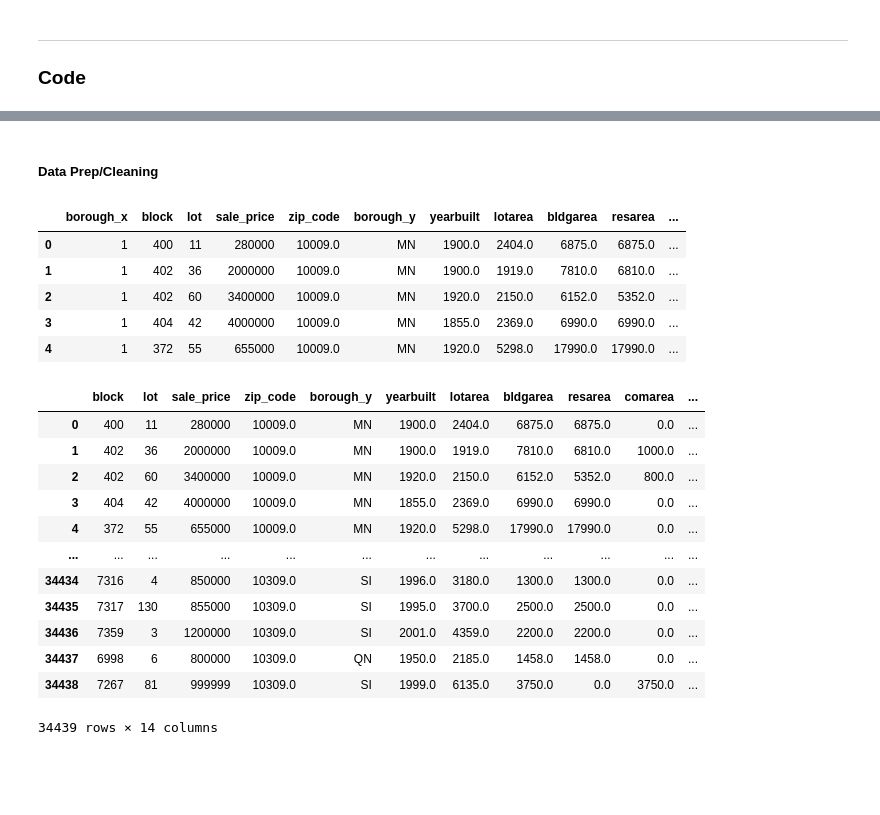
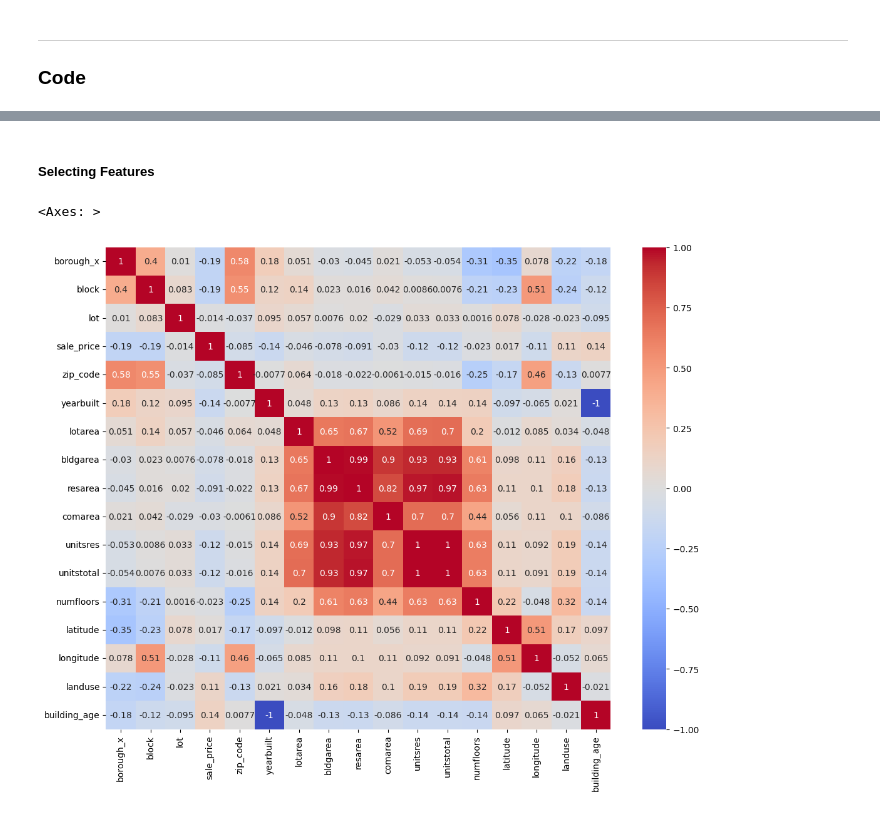
Before and after one commit to jehuhta/Intro_ML, a Jupyter notebook: ex1_project.ipynb, the cells around one changed output, grey strips where cells are left out. Cells and saved outputs as stored; diff of their text form; code cells hidden in the pictures; blank space fills up the shorter version.

Commit message:
Started selecting features in ex1_project notebook

```diff
--- a/ex1_project.ipynb
+++ b/ex1_project.ipynb
@@ -38,29 +46,19 @@ df.head(3)
-# %% [markdown]
-##### Data Prep/Cleaning
-# %%
-df.head(5)
-# %% [output]
-|  | borough_x | block | lot | sale_price | zip_code | borough_y | yearbuilt | lotarea | bldgarea | resarea | ... |
-| 0 | 1 | 400 | 11 | 280000 | 10009.0 | MN | 1900.0 | 2404.0 | 6875.0 | 6875.0 | ... |
-| 1 | 1 | 402 | 36 | 2000000 | 10009.0 | MN | 1900.0 | 1919.0 | 7810.0 | 6810.0 | ... |
-| 2 | 1 | 402 | 60 | 3400000 | 10009.0 | MN | 1920.0 | 2150.0 | 6152.0 | 5352.0 | ... |
-| 3 | 1 | 404 | 42 | 4000000 | 10009.0 | MN | 1855.0 | 2369.0 | 6990.0 | 6990.0 | ... |
-| 4 | 1 | 372 | 55 | 655000 | 10009.0 | MN | 1920.0 | 5298.0 | 17990.0 | 17990.0 | ... |
-# %%
-# Let's first get rid of a few columns which aren't going to be very useful
-df = df.drop(["borough_x","latitude","longitude","landuse","bldgclass"], axis=1)
-df
-# %% [output]
-|  | block | lot | sale_price | zip_code | borough_y | yearbuilt | lotarea | bldgarea | resarea | comarea | ... |
-| 0 | 400 | 11 | 280000 | 10009.0 | MN | 1900.0 | 2404.0 | 6875.0 | 6875.0 | 0.0 | ... |
-| 1 | 402 | 36 | 2000000 | 10009.0 | MN | 1900.0 | 1919.0 | 7810.0 | 6810.0 | 1000.0 | ... |
-| 2 | 402 | 60 | 3400000 | 10009.0 | MN | 1920.0 | 2150.0 | 6152.0 | 5352.0 | 800.0 | ... |
-| 3 | 404 | 42 | 4000000 | 10009.0 | MN | 1855.0 | 2369.0 | 6990.0 | 6990.0 | 0.0 | ... |
-| 4 | 372 | 55 | 655000 | 10009.0 | MN | 1920.0 | 5298.0 | 17990.0 | 17990.0 | 0.0 | ... |
-| ... | ... | ... | ... | ... | ... | ... | ... | ... | ... | ... | ... |
-| 34434 | 7316 | 4 | 850000 | 10309.0 | SI | 1996.0 | 3180.0 | 1300.0 | 1300.0 | 0.0 | ... |
-| 34435 | 7317 | 130 | 855000 | 10309.0 | SI | 1995.0 | 3700.0 | 2500.0 | 2500.0 | 0.0 | ... |
-| 34436 | 7359 | 3 | 1200000 | 10309.0 | SI | 2001.0 | 4359.0 | 2200.0 | 2200.0 | 0.0 | ... |
-| 34437 | 6998 | 6 | 800000 | 10309.0 | QN | 1950.0 | 2185.0 | 1458.0 | 1458.0 | 0.0 | ... |
-| 34438 | 7267 | 81 | 999999 | 10309.0 | SI | 1999.0 | 6135.0 | 3750.0 | 0.0 | 3750.0 | ... |
-34439 rows × 14 columns
+# %% [markdown]
+##### Selecting Features
+# %%
+# First, let's drop some columns we know for sure we won't need.
+df = df.drop(["latitude", "longitude", "unitstotal", "borough_x", "lot"])
+# %%
+# METHOD 1: CORRELATION HEATMAP
+# Basic check for correlations -- Are there strong connections target variable 'sale_price'
+# and supporting variables
+correlations = df.corr(numeric_only=True)
+plt.figure(figsize=(13,10))
+sns.heatmap(correlations, annot=True, cmap='coolwarm')
+
+
+# There aren't many strong colors between 'sale_price' and other variables. No strong correlations.
+# That doesn't mean there isn't a linear connection though.
+# %% [output]
+<Axes: >
+[figure, added]
```
Also changed, not shown: parts of 3 cells of this notebook, 1 other file.
